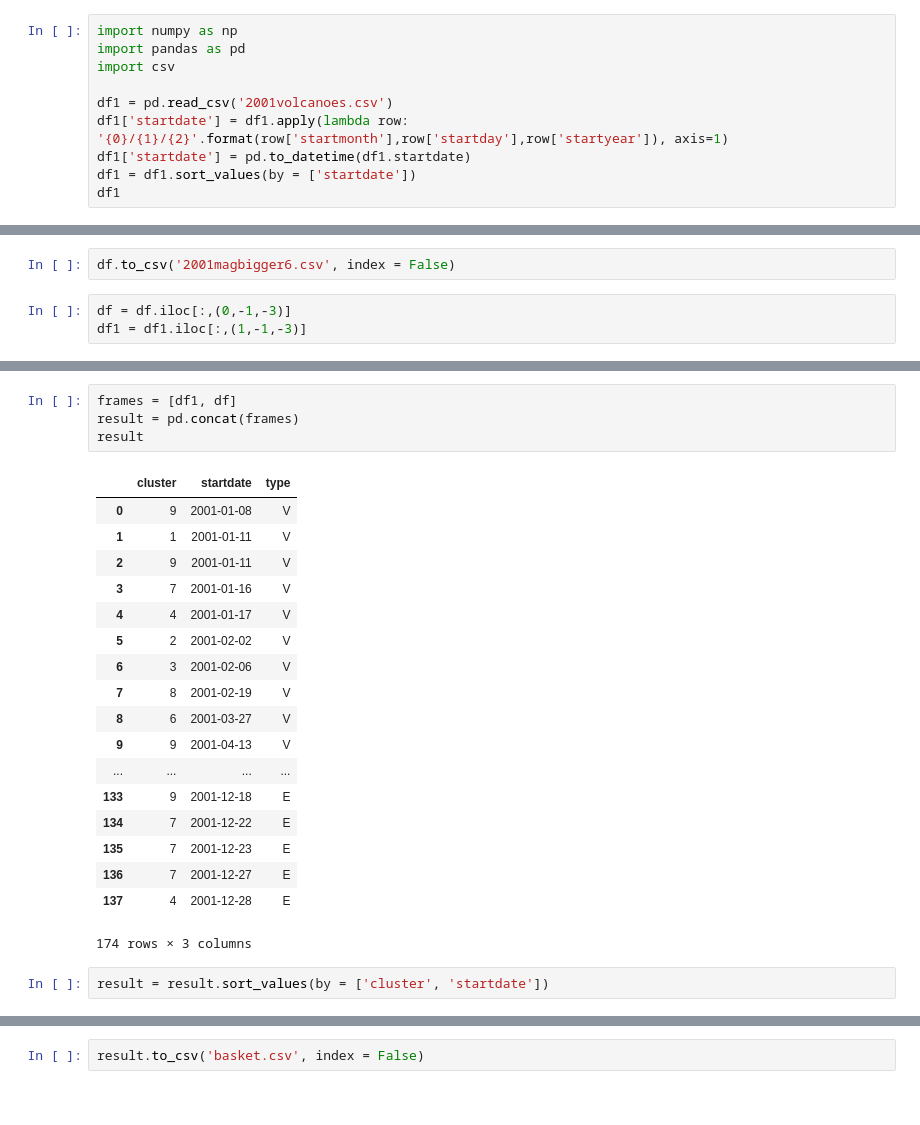
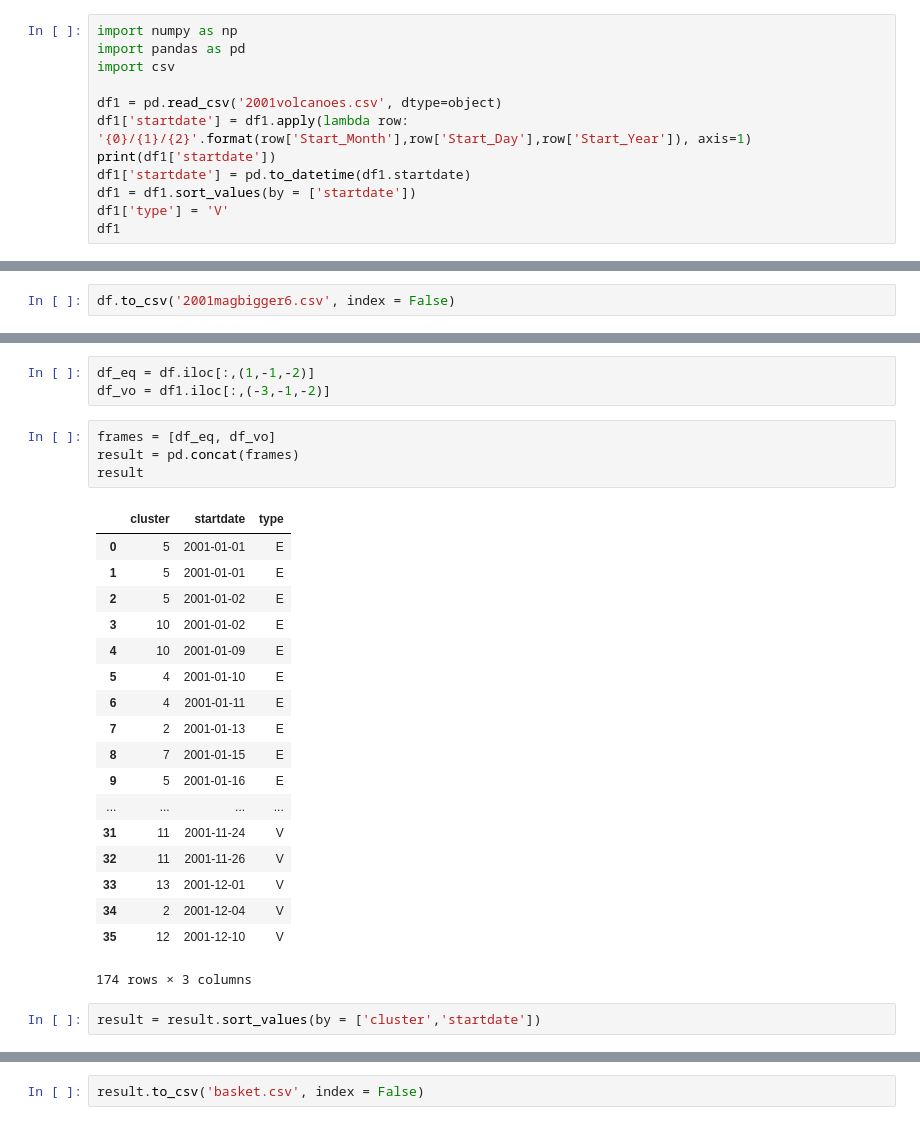
Before and after one commit to cindy233/EarthquakeSequential, a Jupyter notebook: makebasket.ipynb, the cells around one changed output, grey strips where cells are left out. Drawn from its saved outputs; the diff is of its cells as text.

```diff
--- a/makebasket.ipynb
+++ b/makebasket.ipynb
@@ -3,9 +3,11 @@ import numpy as np
 import pandas as pd
 import csv
 
-df1 = pd.read_csv('2001volcanoes.csv')
-df1['startdate'] = df1.apply(lambda row: '{0}/{1}/{2}'.format(row['startmonth'],row['startday'],row['startyear']), axis=1)
+df1 = pd.read_csv('2001volcanoes.csv', dtype=object)
+df1['startdate'] = df1.apply(lambda row: '{0}/{1}/{2}'.format(row['Start_Month'],row['Start_Day'],row['Start_Year']), axis=1)
+print(df1['startdate'])
 df1['startdate'] = pd.to_datetime(df1.startdate)
 df1 = df1.sort_values(by = ['startdate'])
+df1['type'] = 'V'
 df1
 # %% [output]
@@ -55,6 +75,3 @@ df
 138 rows × 8 columns
 # %%
 df.to_csv('2001magbigger6.csv', index = False)
-# %%
-df = df.iloc[:,(0,-1,-3)]
-df1 = df1.iloc[:,(1,-1,-3)]
@@ -82,28 +78,31 @@ df
+# %%
+df_eq = df.iloc[:,(1,-1,-2)]
+df_vo = df1.iloc[:,(-3,-1,-2)]
 # %%
-frames = [df1, df]
+frames = [df_eq, df_vo]
 result = pd.concat(frames)
 result
 # %% [output]
 |  | cluster | startdate | type |
-| 0 | 9 | 2001-01-08 | V |
-| 1 | 1 | 2001-01-11 | V |
-| 2 | 9 | 2001-01-11 | V |
-| 3 | 7 | 2001-01-16 | V |
-| 4 | 4 | 2001-01-17 | V |
-| 5 | 2 | 2001-02-02 | V |
-| 6 | 3 | 2001-02-06 | V |
-| 7 | 8 | 2001-02-19 | V |
-| 8 | 6 | 2001-03-27 | V |
-| 9 | 9 | 2001-04-13 | V |
+| 0 | 5 | 2001-01-01 | E |
+| 1 | 5 | 2001-01-01 | E |
+| 2 | 5 | 2001-01-02 | E |
+| 3 | 10 | 2001-01-02 | E |
+| 4 | 10 | 2001-01-09 | E |
+| 5 | 4 | 2001-01-10 | E |
+| 6 | 4 | 2001-01-11 | E |
+| 7 | 2 | 2001-01-13 | E |
+| 8 | 7 | 2001-01-15 | E |
+| 9 | 5 | 2001-01-16 | E |
 | ... | ... | ... | ... |
-| 133 | 9 | 2001-12-18 | E |
-| 134 | 7 | 2001-12-22 | E |
-| 135 | 7 | 2001-12-23 | E |
-| 136 | 7 | 2001-12-27 | E |
-| 137 | 4 | 2001-12-28 | E |
+| 31 | 11 | 2001-11-24 | V |
+| 32 | 11 | 2001-11-26 | V |
+| 33 | 13 | 2001-12-01 | V |
+| 34 | 2 | 2001-12-04 | V |
+| 35 | 12 | 2001-12-10 | V |
 174 rows × 3 columns
 # %%
-result = result.sort_values(by = ['cluster', 'startdate'])
+result = result.sort_values(by = ['cluster','startdate'])
 # %%
 result
 # %% [output]
```
Also changed, not shown: parts of 4 cells of this notebook, 5 other files.
